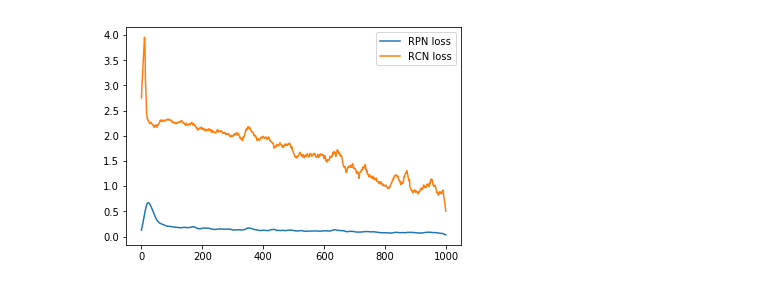
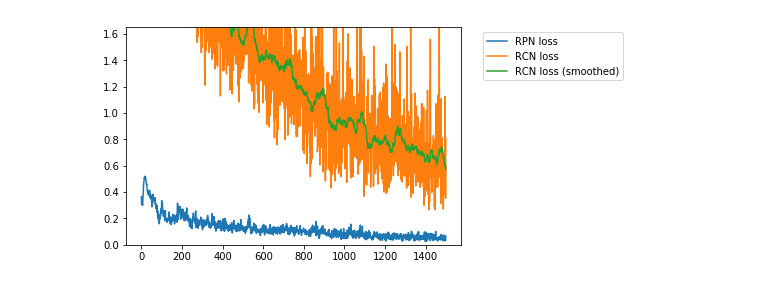
Before and after one commit to analysiscenter/az_training, a Jupyter notebook: alexey_kozhevin/task_03/faster_rcnn_demo.ipynb, the cells around one changed output. Cells and saved outputs as stored; diff of their text form; code cells hidden in the pictures.

```diff
--- a/alexey_kozhevin/task_03/faster_rcnn_demo.ipynb
+++ b/alexey_kozhevin/task_03/faster_rcnn_demo.ipynb
@@ -91,12 +86,3 @@ train_rcn = (mnist.train.p
                           feed_dict=feed_dict_rcn,
                           fetches=['loss'],
                           save_to=[V('rcn_loss')], mode='a'))
-# %%
-for i in range(500):
-    train_rcn.next_batch(BATCH_SIZE)
-    clear_output(True)
-    current_max = np.max(train_rcn.get_variable('rcn_loss')[-20:])
-    plt.plot(train_rcn.get_variable('rpn_loss'))
-    plt.plot(train_rcn.get_variable('rcn_loss'))
-    plt.ylim([0,current_max])
-    plt.show()
@@ -105,17 +89,27 @@ for i in range(500):
-# %%
-def smooth(y, box_pts=20):
-    box = np.ones(box_pts)/box_pts
-    y_smooth = np.convolve(y, box, mode='same')
-    return y_smooth
-
-rpn_loss = train_rcn.get_variable('rpn_loss')
-rcn_loss = train_rcn.get_variable('rcn_loss')
-plt.plot(smooth(rpn_loss), label='RPN loss')
-plt.plot(smooth(rcn_loss), label='RCN loss')
-plt.legend()
-plt.show()
-# %% [output]
-[figure, removed]
+# %%
+def smooth(y, window=30, momentum=1):
+    def _ma(y, window, momentum):
+        momentum = np.float32(momentum)
+        window = min(window, len(y))
+        weights = momentum ** np.arange(-window+1, 1)
+        return sum(y[-window:] * weights) / sum(weights)
+    res = []
+    for i, value in enumerate(y):
+        res.append(_ma(y[:i+1], window, momentum))
+    return res
+
+for i in range(1500):
+    train_rcn.next_batch(BATCH_SIZE)
+    clear_output(True)
+    current_max = np.max(train_rcn.get_variable('rcn_loss')[-100:])
+    plt.plot(train_rcn.get_variable('rpn_loss'), label='RPN loss')
+    plt.plot(train_rcn.get_variable('rcn_loss'), label='RCN loss')
+    plt.plot(smooth(train_rcn.get_variable('rcn_loss')), label='RCN loss (smoothed)')
+    plt.ylim([0,current_max])
+    plt.legend(loc='upper right', bbox_to_anchor=(1.5, 1))
+    plt.show()
+# %% [output]
+[figure, added]
 # %%
 test = (mnist.test.p
             .init_variable('rpn_reg', init_on_each_run=list)
```
Also changed, not shown: parts of 14 cells of this notebook, 1 other file.
